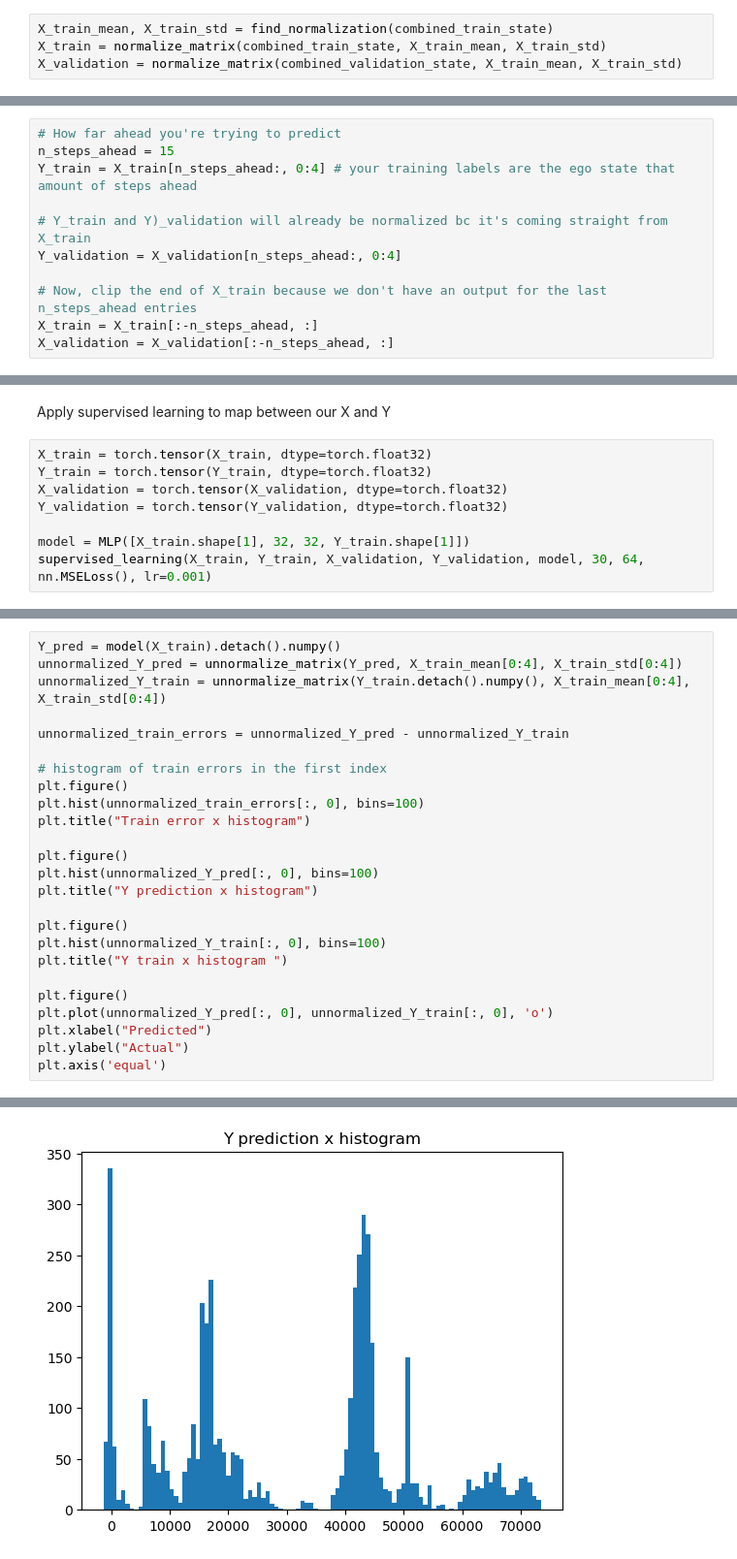
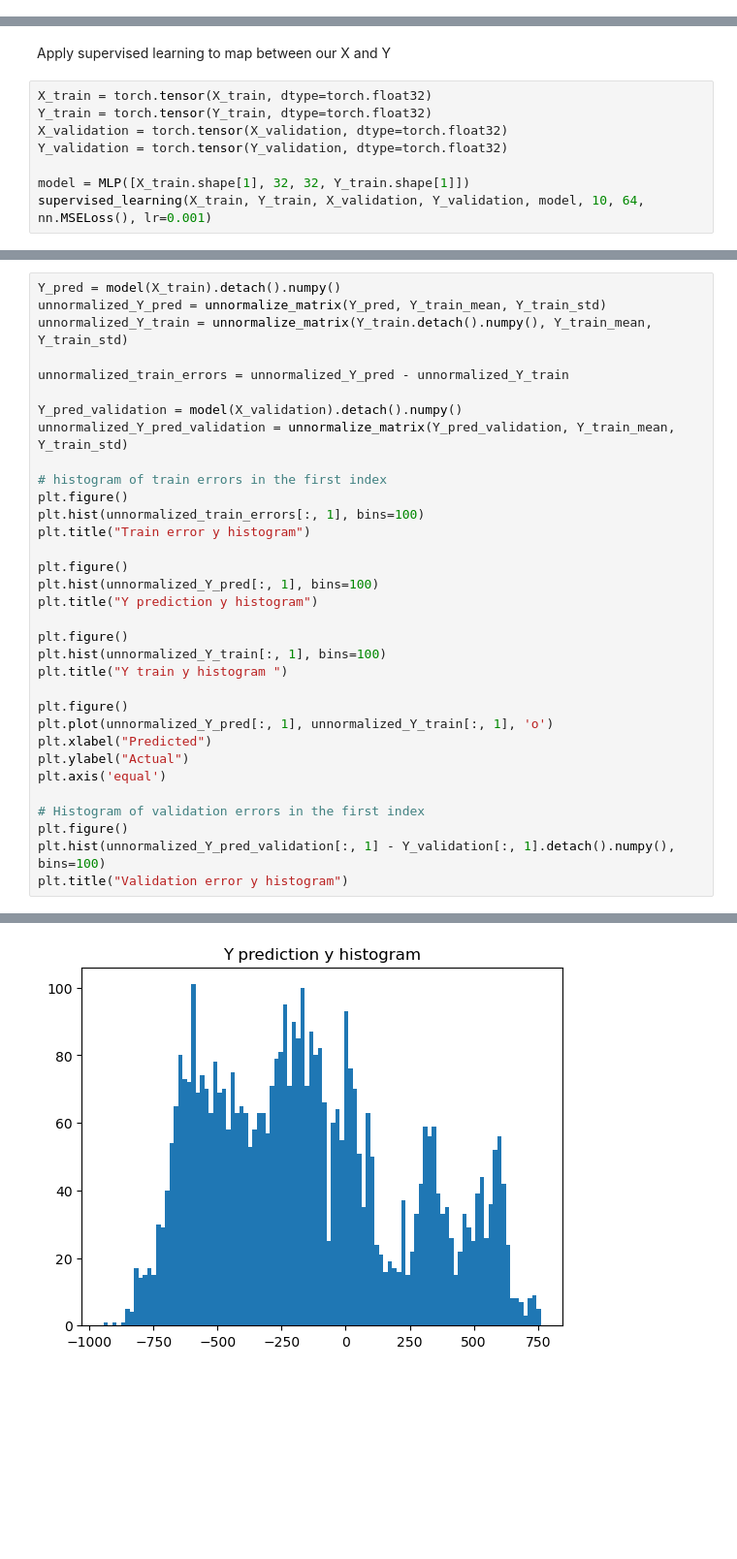
Before and after one commit to castrong/DeepBrainIRL, a Jupyter notebook: bc.ipynb, the cells around one changed output, grey strips where cells are left out. Shown at 97% size. Cells and saved outputs as stored; diff of their text form; blank space fills up the shorter version.

```diff
--- a/bc.ipynb
+++ b/bc.ipynb
@@ -145,4 +254,0 @@ def unnormalize_matrix(X, means, stdevs):
-# %%
-X_train_mean, X_train_std = find_normalization(combined_train_state)
-X_train = normalize_matrix(combined_train_state, X_train_mean, X_train_std)
-X_validation = normalize_matrix(combined_validation_state, X_train_mean, X_train_std)
@@ -153,11 +265,0 @@ For now, these will be delta_x, delta_y, next heading, and  for the ego vehicle
-# %%
-# How far ahead you're trying to predict
-n_steps_ahead = 15
-Y_train = X_train[n_steps_ahead:, 0:4] # your training labels are the ego state that amount of steps ahead
-
-# Y_train and Y)_validation will already be normalized bc it's coming straight from X_train
-Y_validation = X_validation[n_steps_ahead:, 0:4]
-
-# Now, clip the end of X_train because we don't have an output for the last n_steps_ahead entries
-X_train = X_train[:-n_steps_ahead, :]
-X_validation = X_validation[:-n_steps_ahead, :]
@@ -277,5 +407,5 @@ X_validation = torch.tensor(X_validation, dtype=torch.float32)
 Y_validation = torch.tensor(Y_validation, dtype=torch.float32)
 
 model = MLP([X_train.shape[1], 32, 32, Y_train.shape[1]])
-supervised_learning(X_train, Y_train, X_validation, Y_validation, model, 30, 64, nn.MSELoss(), lr=0.001)
+supervised_learning(X_train, Y_train, X_validation, Y_validation, model, 10, 64, nn.MSELoss(), lr=0.001)
 # %% [output]
@@ -300,26 +423,34 @@ Finished epoch 29, latest loss 0.0998666062951088, validation loss 0.32192650437
 # %%
 Y_pred = model(X_train).detach().numpy()
-unnormalized_Y_pred = unnormalize_matrix(Y_pred, X_train_mean[0:4], X_train_std[0:4])
-unnormalized_Y_train = unnormalize_matrix(Y_train.detach().numpy(), X_train_mean[0:4], X_train_std[0:4])
+unnormalized_Y_pred = unnormalize_matrix(Y_pred, Y_train_mean, Y_train_std)
+unnormalized_Y_train = unnormalize_matrix(Y_train.detach().numpy(), Y_train_mean, Y_train_std)
 
 unnormalized_train_errors = unnormalized_Y_pred - unnormalized_Y_train
 
+Y_pred_validation = model(X_validation).detach().numpy()
+unnormalized_Y_pred_validation = unnormalize_matrix(Y_pred_validation, Y_train_mean, Y_train_std)
+
 # histogram of train errors in the first index
 plt.figure()
-plt.hist(unnormalized_train_errors[:, 0], bins=100)
-plt.title("Train error x histogram")
+plt.hist(unnormalized_train_errors[:, 1], bins=100)
+plt.title("Train error y histogram")
 
 plt.figure()
-plt.hist(unnormalized_Y_pred[:, 0], bins=100)
-plt.title("Y prediction x histogram")
+plt.hist(unnormalized_Y_pred[:, 1], bins=100)
+plt.title("Y prediction y histogram")
 
 plt.figure()
-plt.hist(unnormalized_Y_train[:, 0], bins=100)
-plt.title("Y train x histogram ")
+plt.hist(unnormalized_Y_train[:, 1], bins=100)
+plt.title("Y train y histogram ")
 
 plt.figure()
-plt.plot(unnormalized_Y_pred[:, 0], unnormalized_Y_train[:, 0], 'o')
+plt.plot(unnormalized_Y_pred[:, 1], unnormalized_Y_train[:, 1], 'o')
 plt.xlabel("Predicted")
 plt.ylabel("Actual")
 plt.axis('equal')
+
+# Histogram of validation errors in the first index
+plt.figure()
+plt.hist(unnormalized_Y_pred_validation[:, 1] - Y_validation[:, 1].detach().numpy(), bins=100)
+plt.title("Validation error y histogram")
 # %% [output]
@@ -328 +459 @@ plt.axis('equal')
-[figure, old version]
+[figure, new version]
```
Also changed, not shown: parts of 27 cells of this notebook.
